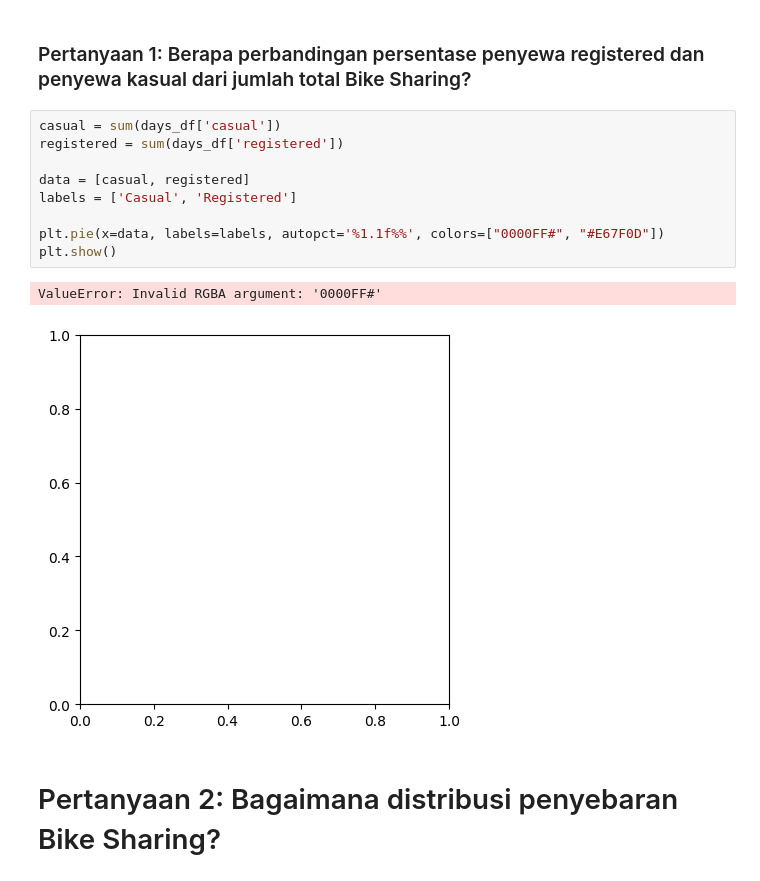
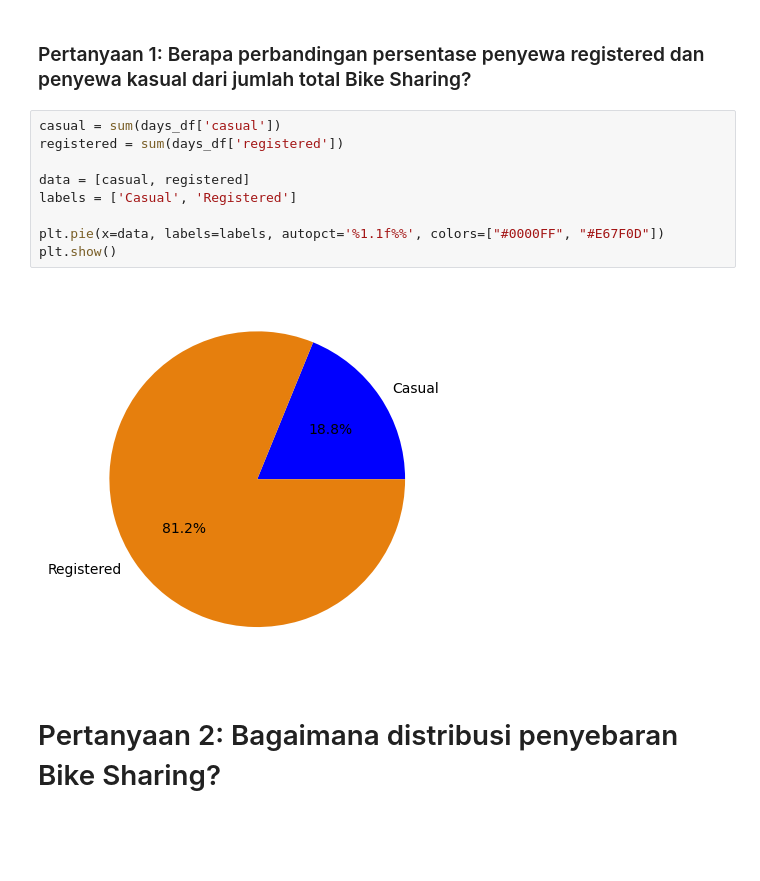
Before and after one commit to dhimas-jati/Bike-Sharing-Analys, a Jupyter notebook: Proyek_Analisis_Data.ipynb, the cells around one changed output. Saved outputs shown, nothing was run; the diff lists cells and outputs as text; blank space fills up the shorter version.

```diff
--- a/Proyek_Analisis_Data.ipynb
+++ b/Proyek_Analisis_Data.ipynb
@@ -341,15 +341,14 @@ hours_df.groupby(["yr", "hr"]).agg(
 # %%
 casual = sum(days_df['casual'])
 registered = sum(days_df['registered'])
 
 data = [casual, registered]
 labels = ['Casual', 'Registered']
 
-plt.pie(x=data, labels=labels, autopct='%1.1f%%', colors=["0000FF#", "#E67F0D"])
+plt.pie(x=data, labels=labels, autopct='%1.1f%%', colors=["#0000FF", "#E67F0D"])
 plt.show()
 # %% [output]
-ValueError: Invalid RGBA argument: '0000FF#'
-[figure, old version]
+[figure, new version]
 # %% [markdown]
 # Pertanyaan 2: Bagaimana distribusi penyebaran Bike Sharing?
 # %% [markdown]
```
Also changed, not shown: parts of 1 cell of this notebook.
